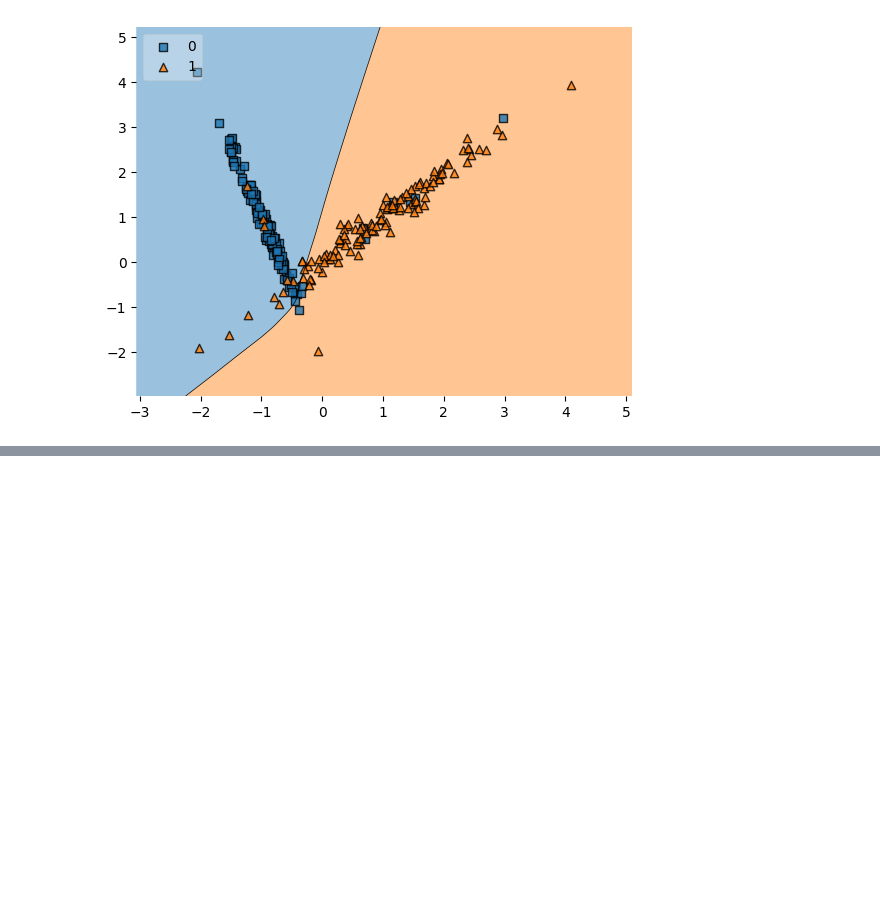
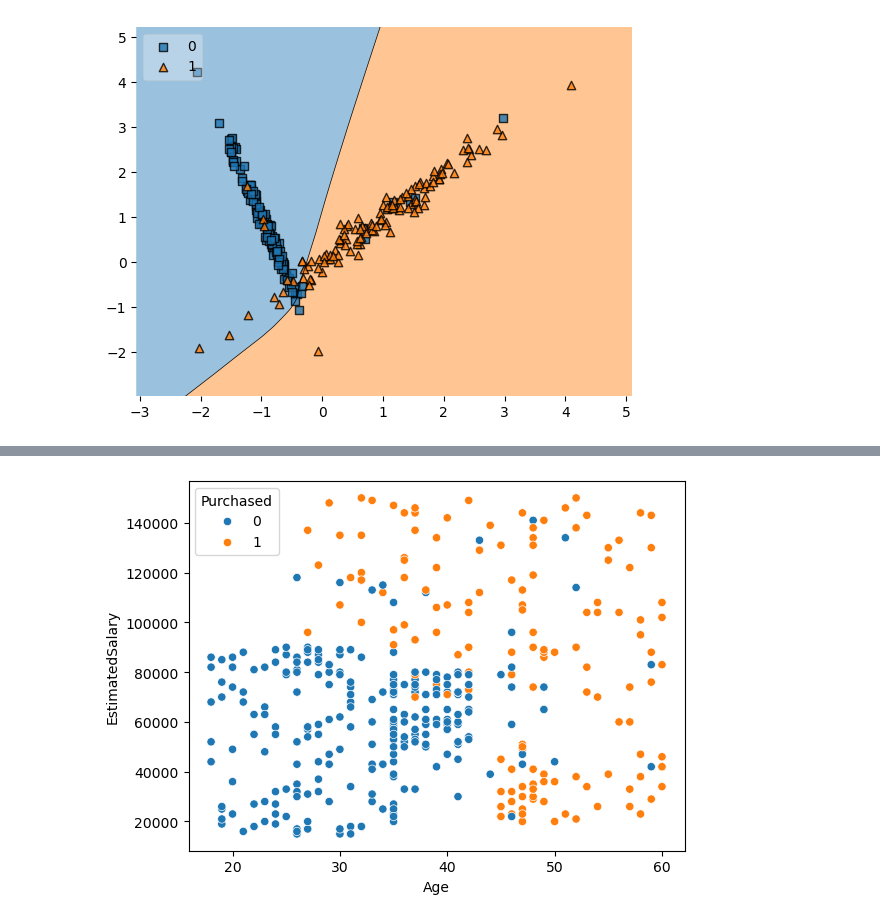
Before and after one commit to Naman-Agrawal19/DL, a Jupyter notebook: early_stopping.ipynb, the cells around one changed output, grey strips where cells are left out. Drawn from its saved outputs; the diff is of its cells as text; code cells hidden in the pictures; blank space fills up the shorter version.

```diff
--- a/early_stopping.ipynb
+++ b/early_stopping.ipynb
@@ -174,0 +341,4 @@ plt.show()
+# %%
+df = pd.read_csv("https://raw.githubusercontent.com/shivang98/Social-Network-ads-Boost/refs/heads/master/Social_Network_Ads.csv")
+df = df.iloc[:, 2:]
+df.sample(5)
@@ -174,0 +352,5 @@ plt.show()
+# %%
+sns.scatterplot(x='Age', y='EstimatedSalary', hue='Purchased', data=df)
+plt.show()
+# %% [output]
+[figure, added]
```
Also changed, not shown: parts of 18 cells of this notebook.
